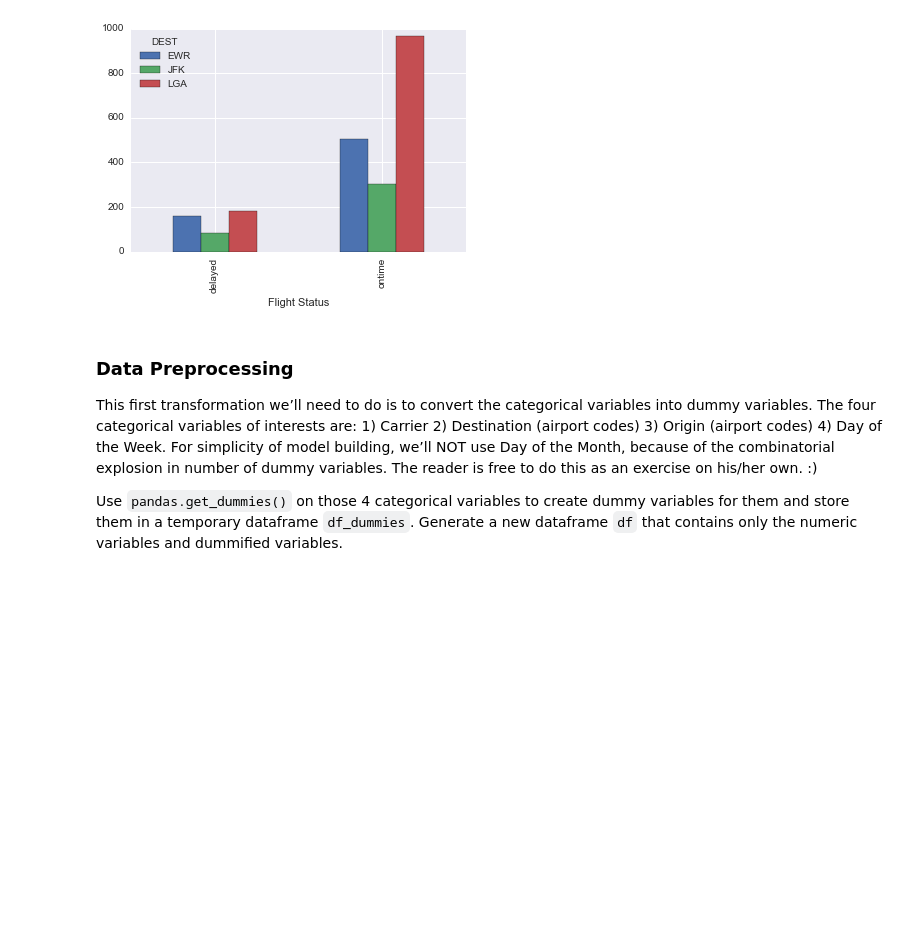
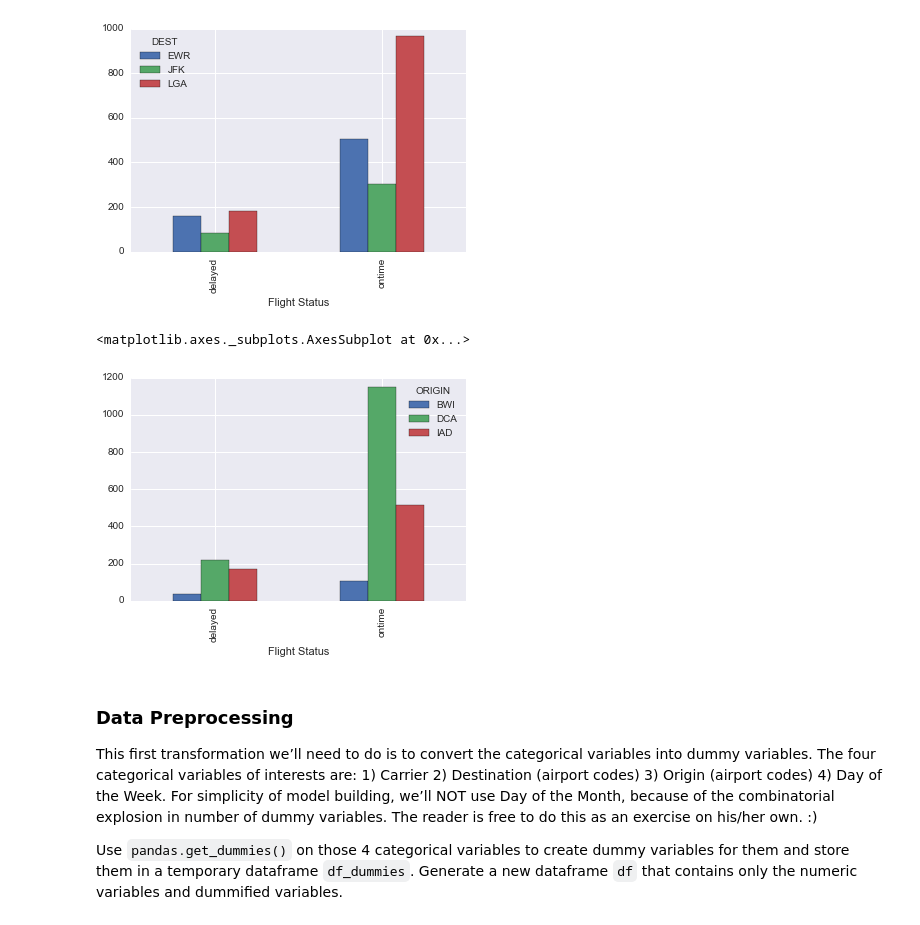
Before and after one commit to townie/DS_BOS_07, a Jupyter notebook: Notebooks/08_Logistic_Regression-KW.ipynb, the cells around one changed output. Drawn from its saved outputs; the diff is of its cells as text; code cells hidden in the pictures; blank space fills up the shorter version.

```diff
--- a/Notebooks/08_Logistic_Regression-KW.ipynb
+++ b/Notebooks/08_Logistic_Regression-KW.ipynb
@@ -491,8 +491,11 @@ cross_dest.plot(kind='bar')
 <matplotlib.axes._subplots.AxesSubplot at 0x...>
 [figure]
 # %%
-or = pd.crosstab(fd['Flight Status'], fd['ORIGIN'], rownames=['Flight Status'])
-cross_dest.plot(kind='bar')
+cross_org = pd.crosstab(fd['Flight Status'], fd['ORIGIN'], rownames=['Flight Status'])
+cross_org.plot(kind='bar')
+# %% [output]
+<matplotlib.axes._subplots.AxesSubplot at 0x...>
+[figure, added]
 # %% [markdown]
 ### Data Preprocessing
 This first transformation we’ll need to do is to convert the categorical variables into dummy variables.
```
Also changed, not shown: parts of 16 cells of this notebook, 4 other files.
